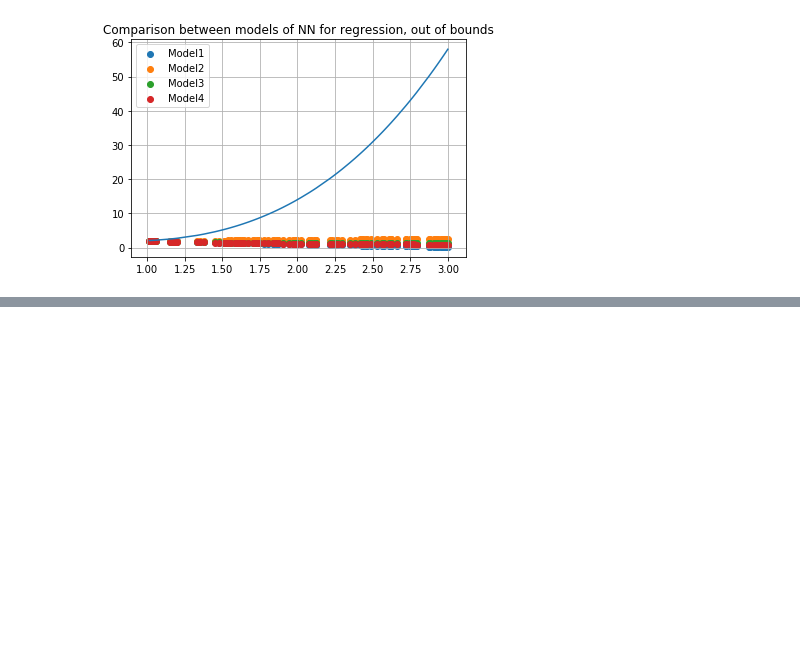
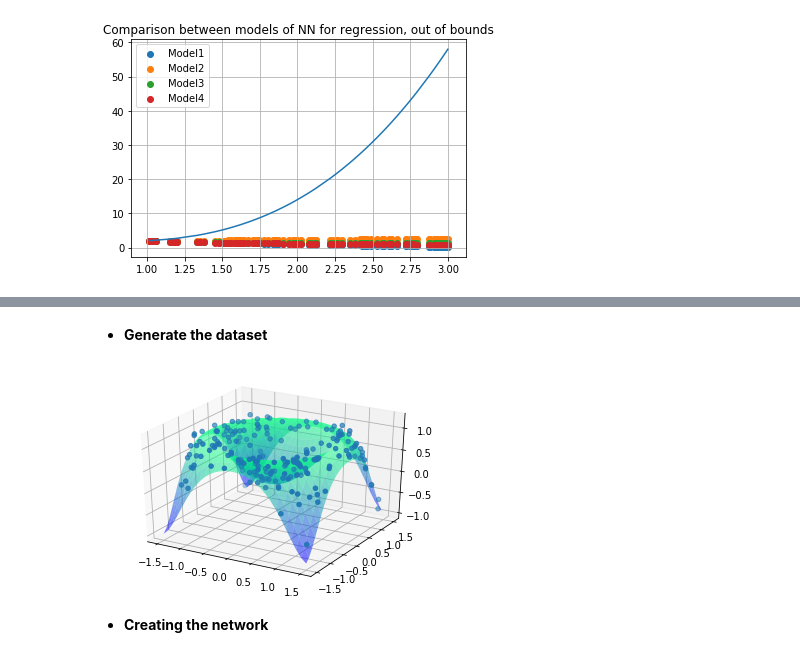
Before and after one commit to StefanoBarison/NSLaboratory, a Jupyter notebook: 11_Exercise/Exercise_11.ipynb, the cells around one changed output, grey strips where cells are left out. Cells and saved outputs as stored; diff of their text form; code cells hidden in the pictures; blank space fills up the shorter version.

```diff
--- a/11_Exercise/Exercise_11.ipynb
+++ b/11_Exercise/Exercise_11.ipynb
@@ -433,0 +541,40 @@ plt.show()
+# %% [markdown]
+- **Generate the dataset**
+# %%
+x_train=np.random.uniform(-3/2,3/2,1000)
+y_train=np.random.uniform(-3/2,3/2,1000)
+
+x_valid=np.random.uniform(-3/2,3/2,200)
+y_valid=np.random.uniform(-3/2,3/2,200)
+
+
+z_target=np.sin(x_valid**2+y_valid**2)
+
+sigma_t=0.1
+sigma_v=0.1
+z_train=np.random.normal(np.sin(x_train**2+y_train**2), sigma_t)
+z_valid = np.random.normal(np.sin(x_valid**2+y_valid**2), sigma_v)
+# %%
+# Plotting
+x = np.linspace(-3/2, 3/2, 30)
+y = np.linspace(-3/2, 3/2, 30)
+
+X, Y = np.meshgrid(x, y)
+Z = np.sin(X**2+Y**2)
+
+
+fig = plt.figure()
+ax = plt.axes(projection="3d")
+#ax.plot_wireframe(X, Y, Z)
+
+ax.plot_surface(X, Y, Z, rstride=1, cstride=1,
+                cmap='winter', edgecolor='none',alpha=0.5)
+ax.scatter(x_valid, y_valid, z_valid, marker='o')
+
+
+
+plt.show()
+# %% [output]
+[figure, added]
+# %% [markdown]
+- **Creating the network**
```
Also changed, not shown: parts of 24 cells of this notebook.
